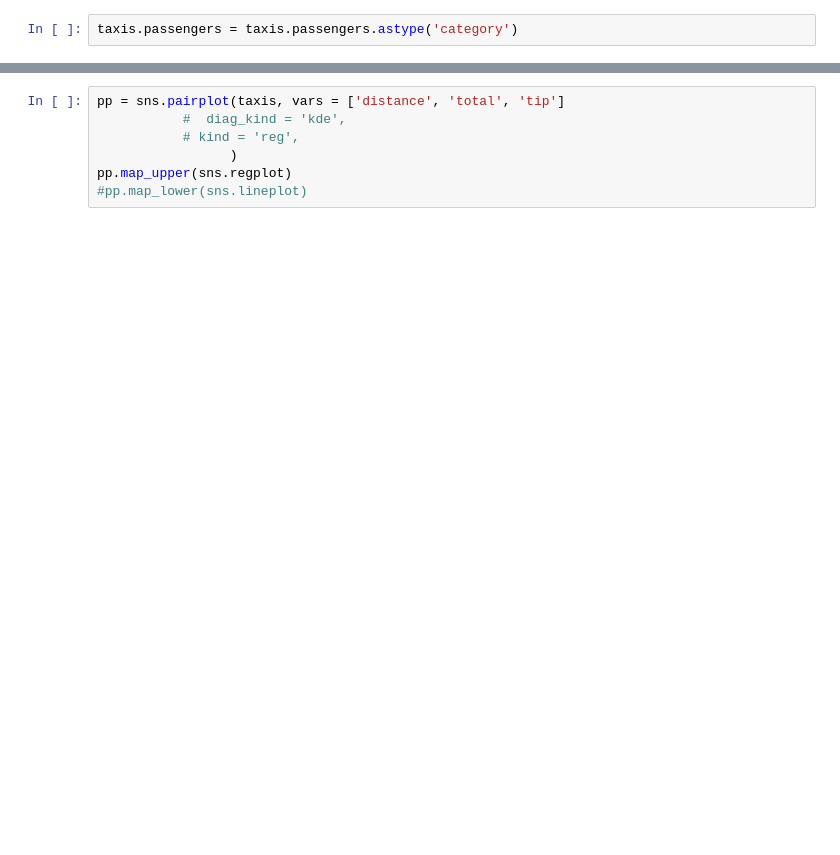
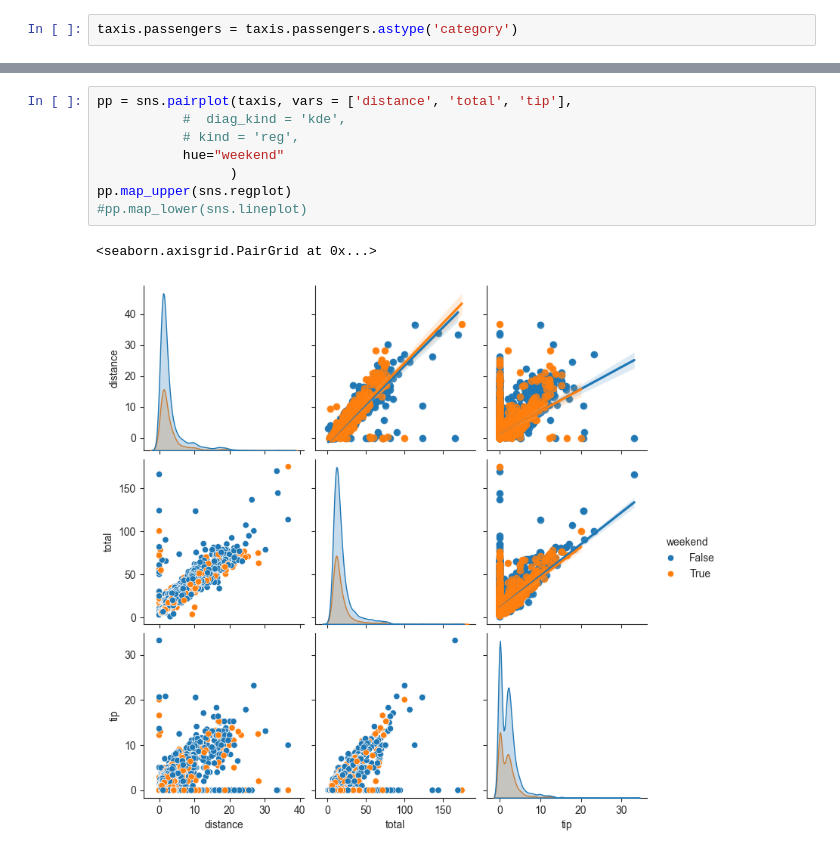
Before and after one commit to vahan-sahakyan/data-visualization, a Jupyter notebook: lessons/Week3_2.ipynb, the cells around one changed output, grey strips where cells are left out. Saved outputs shown, nothing was run; the diff lists cells and outputs as text; blank space fills up the shorter version.

```diff
--- a/lessons/Week3_2.ipynb
+++ b/lessons/Week3_2.ipynb
@@ -53,10 +139,14 @@ taxis.weekend.value_counts()
 # %%
-pp = sns.pairplot(taxis, vars = ['distance', 'total', 'tip']
+pp = sns.pairplot(taxis, vars = ['distance', 'total', 'tip'],
            #  diag_kind = 'kde',
            # kind = 'reg',
+           hue="weekend"
                  )
 pp.map_upper(sns.regplot)
 #pp.map_lower(sns.lineplot)
+# %% [output]
+<seaborn.axisgrid.PairGrid at 0x...>
+[figure, added]
 # %%
 tips = sns.load_dataset('tips')
 tips.head()
```
Also changed, not shown: parts of 18 cells of this notebook.
